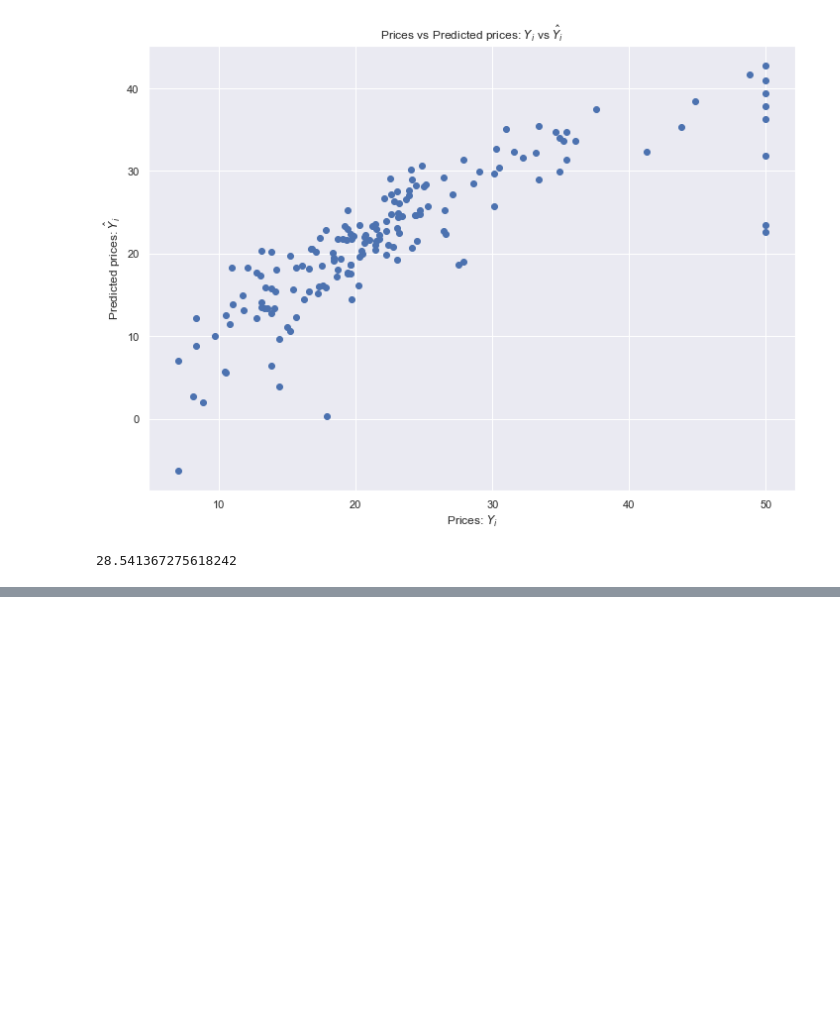
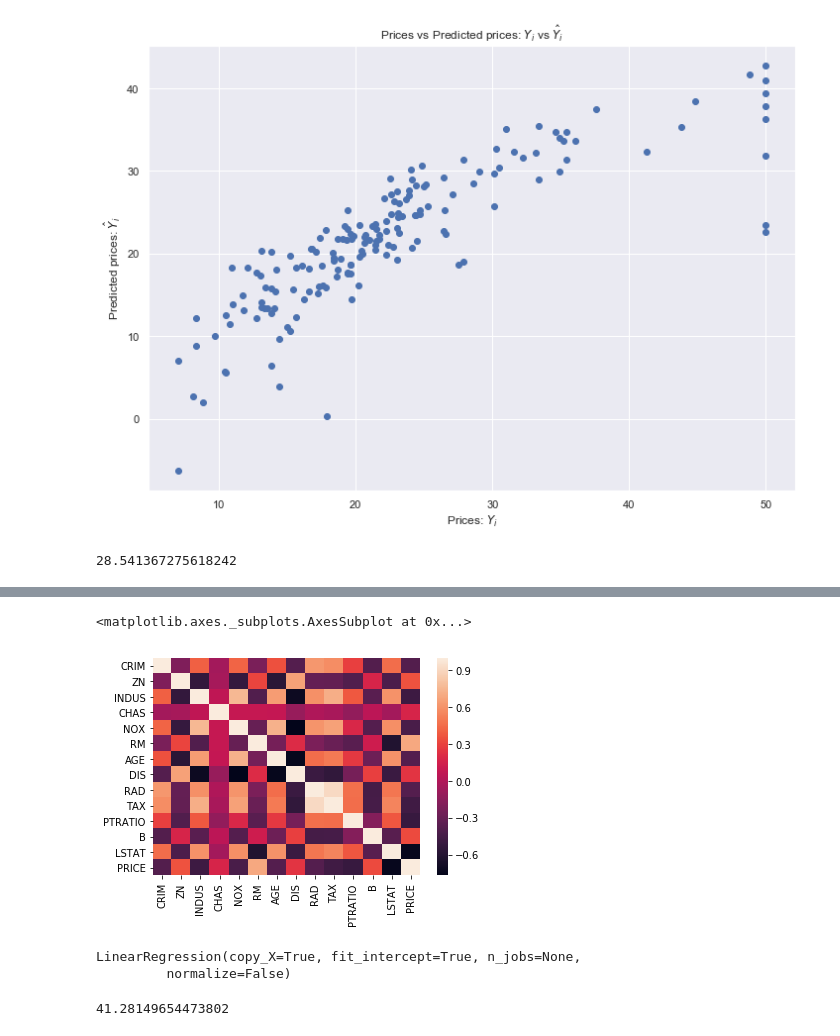
Before and after one commit to rajneesharyan/Acadgild, a Jupyter notebook: Assignment/Assignment- ML - VII CASE STUDY.ipynb, the cells around one changed output, grey strips where cells are left out. Cells and saved outputs as stored; diff of their text form; code cells hidden in the pictures; blank space fills up the shorter version.

```diff
--- a/Assignment/Assignment- ML - VII CASE STUDY.ipynb
+++ b/Assignment/Assignment- ML - VII CASE STUDY.ipynb
@@ -365,0 +431,5 @@ mse
+# %%
+sns.heatmap(features.corr())
+# %% [output]
+<matplotlib.axes._subplots.AxesSubplot at 0x...>
+[figure, added]
@@ -365,0 +442,12 @@ mse
+# %%
+from sklearn.linear_model import LinearRegression
+lm = LinearRegression()
+lm.fit(X_train,y_train)
+# %% [output]
+LinearRegression(copy_X=True, fit_intercept=True, n_jobs=None,
+         normalize=False)
+# %%
+# print the intercept
+print(lm.intercept_)
+# %% [output]
+41.28149654473802
```
Also changed, not shown: parts of 37 cells of this notebook.
